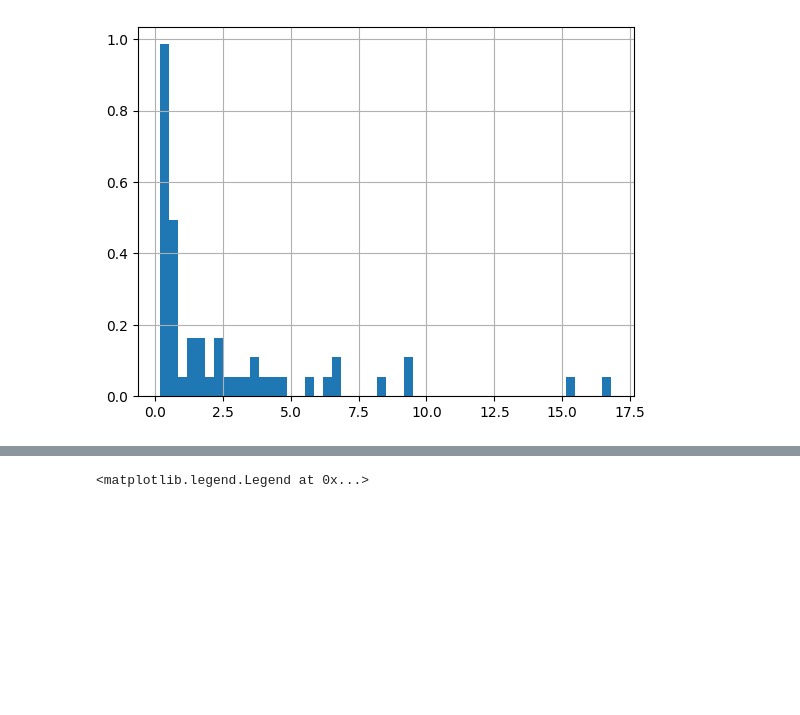
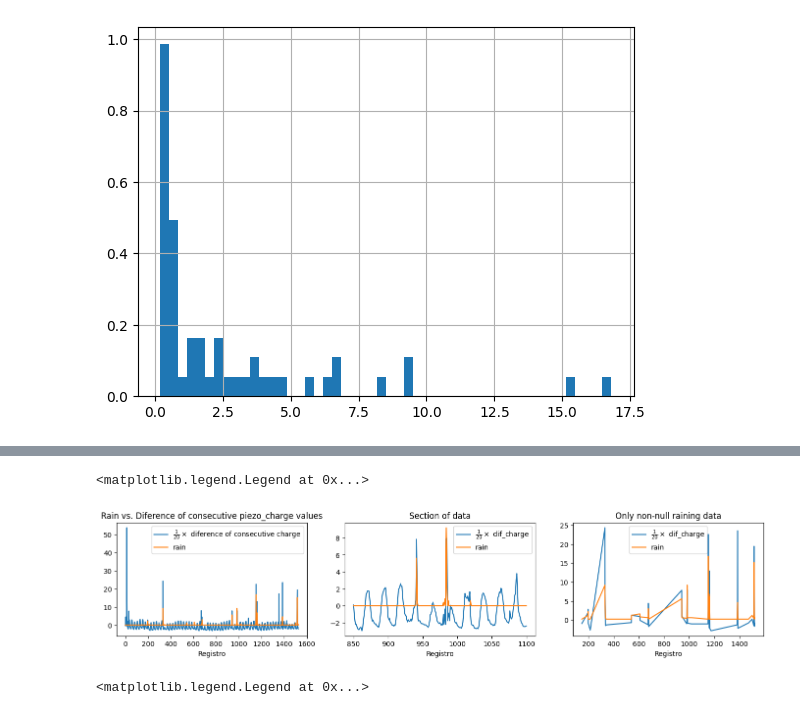
Before and after one commit to FollowingTheRabbit/Rain, a Jupyter notebook: src/analyse.ipynb, the cells around one changed output, grey strips where cells are left out. Cells and saved outputs as stored; diff of their text form; code cells hidden in the pictures; blank space fills up the shorter version.

```diff
--- a/src/analyse.ipynb
+++ b/src/analyse.ipynb
@@ -155,3 +171,29 @@ ax2 = (dados_df[['dif_charge']]).plot()
+# %%
+fig, (ax1, ax2, ax3) = plt.subplots(1,3,figsize=(17,3))
+
+plt.subplot(131)
+ax1.plot(dados_df[['dif_charge']], label=r'$\frac{1}{20}\times$ diference of consecutive charge')
+ax1.plot(dados_df[['chuva']], label='rain')
+plt.title('Rain vs. Diference of consecutive piezo_charge values')
+plt.xlabel('Registro')
+plt.legend()
+
+plt.subplot(132)
+ax2.plot(dados_df.loc[850:1100,['dif_charge']], label=r'$\frac{1}{20}\times$ dif_charge')
+ax2.plot(dados_df.loc[850:1100].chuva, label='rain')
+plt.title('Section of data')
+plt.xlabel('Registro')
+plt.legend()
+
+plt.subplot(133)
+ax3.plot(dados_df.loc[dados_df.chuva.gt(0),['dif_charge']], label=r'$\frac{1}{20}\times$ dif_charge')
+ax3.plot(dados_df.loc[dados_df.chuva.gt(0),['chuva']], label='rain')
+plt.title('Only non-null raining data')
+plt.xlabel('Registro')
+plt.legend()
+# %% [output]
+<matplotlib.legend.Legend at 0x...>
+[figure, added]
 # %%
 ax = dados_df.loc[810:1100].chuva.plot(label='chuva')
 (dados_df.loc[850:1100,['dif_charge']]).plot(ax=ax)
```
Also changed, not shown: parts of 40 cells of this notebook.
